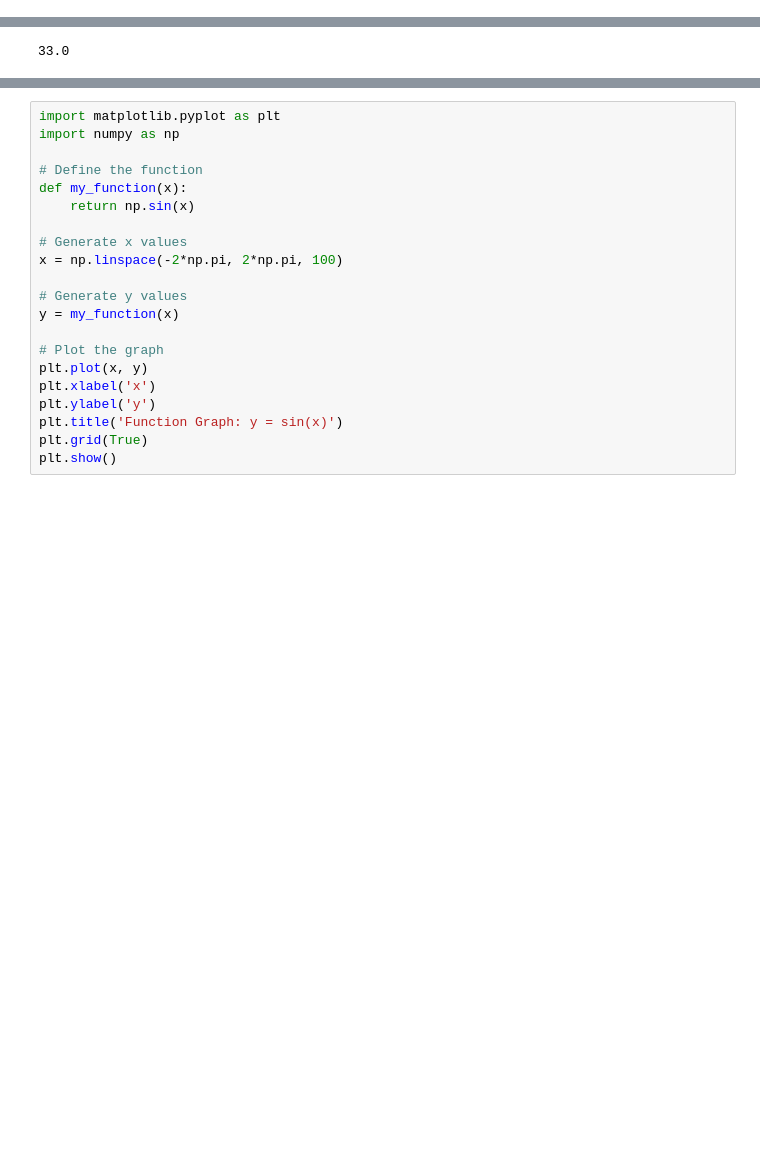
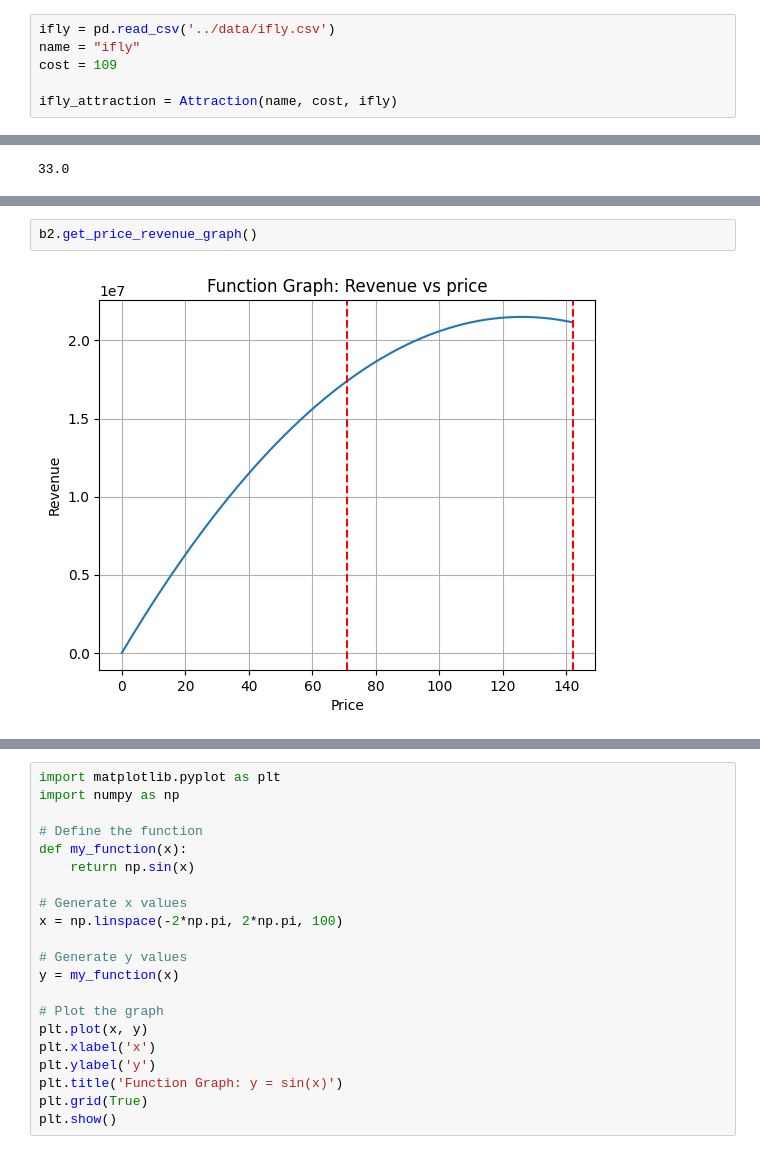
Before and after one commit to darryl-chan/DSA3101-Project, a Jupyter notebook: src/test_cost.ipynb, the cells around one changed output, grey strips where cells are left out. Cells and saved outputs as stored; diff of their text form; blank space fills up the shorter version.

```diff
--- a/src/test_cost.ipynb
+++ b/src/test_cost.ipynb
@@ -15,3 +15,9 @@ name = "cable car"
 cost = 33
 
 cc_attraction = Attraction(name, cost, cc)
+# %%
+ifly = pd.read_csv('../data/ifly.csv')
+name = "ifly"
+cost = 109
+
+ifly_attraction = Attraction(name, cost, ifly)
@@ -36,0 +89,4 @@ b1.get_price_revenue_graph()
+# %%
+b2.get_price_revenue_graph()
+# %% [output]
+[figure, added]
```
Also changed, not shown: parts of 11 cells of this notebook.
